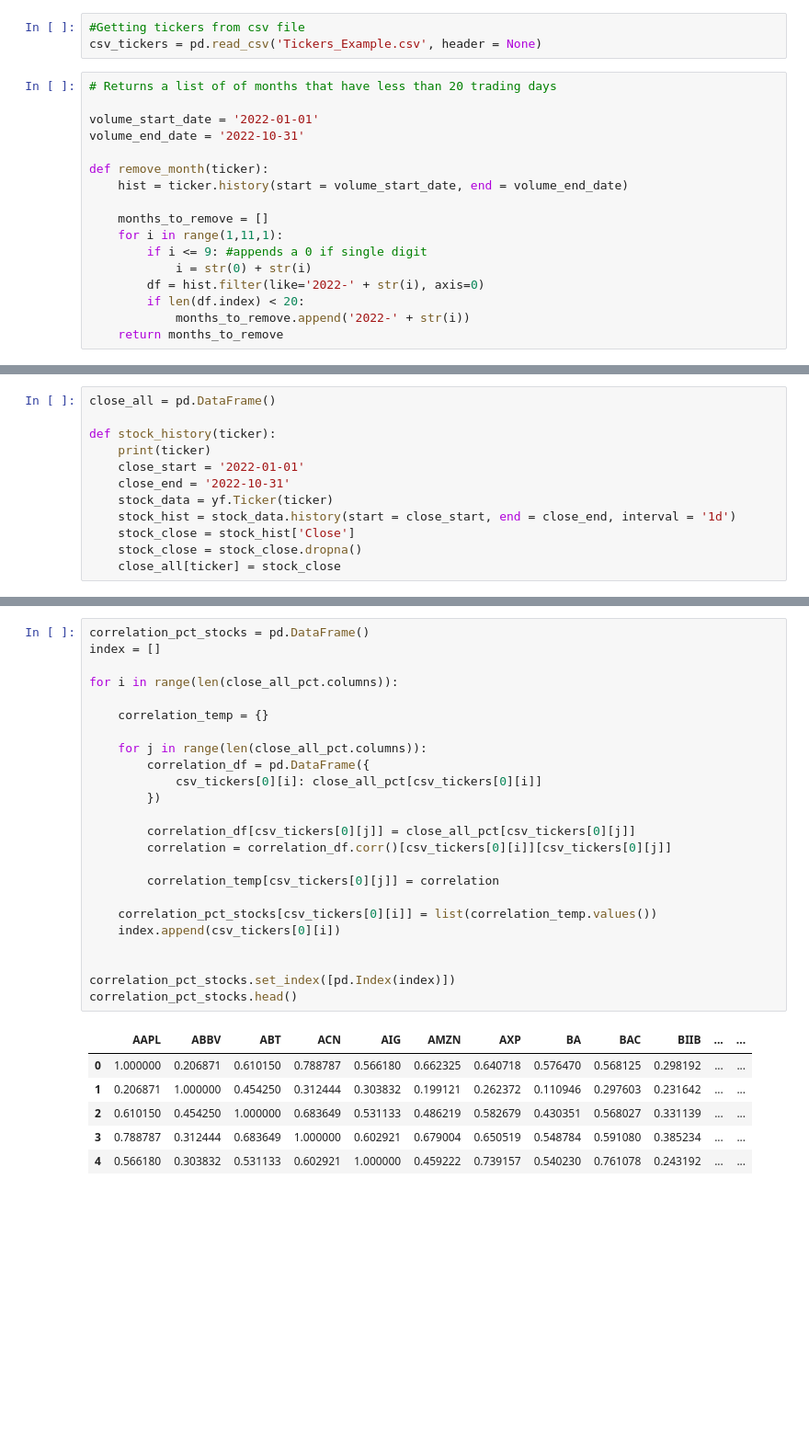
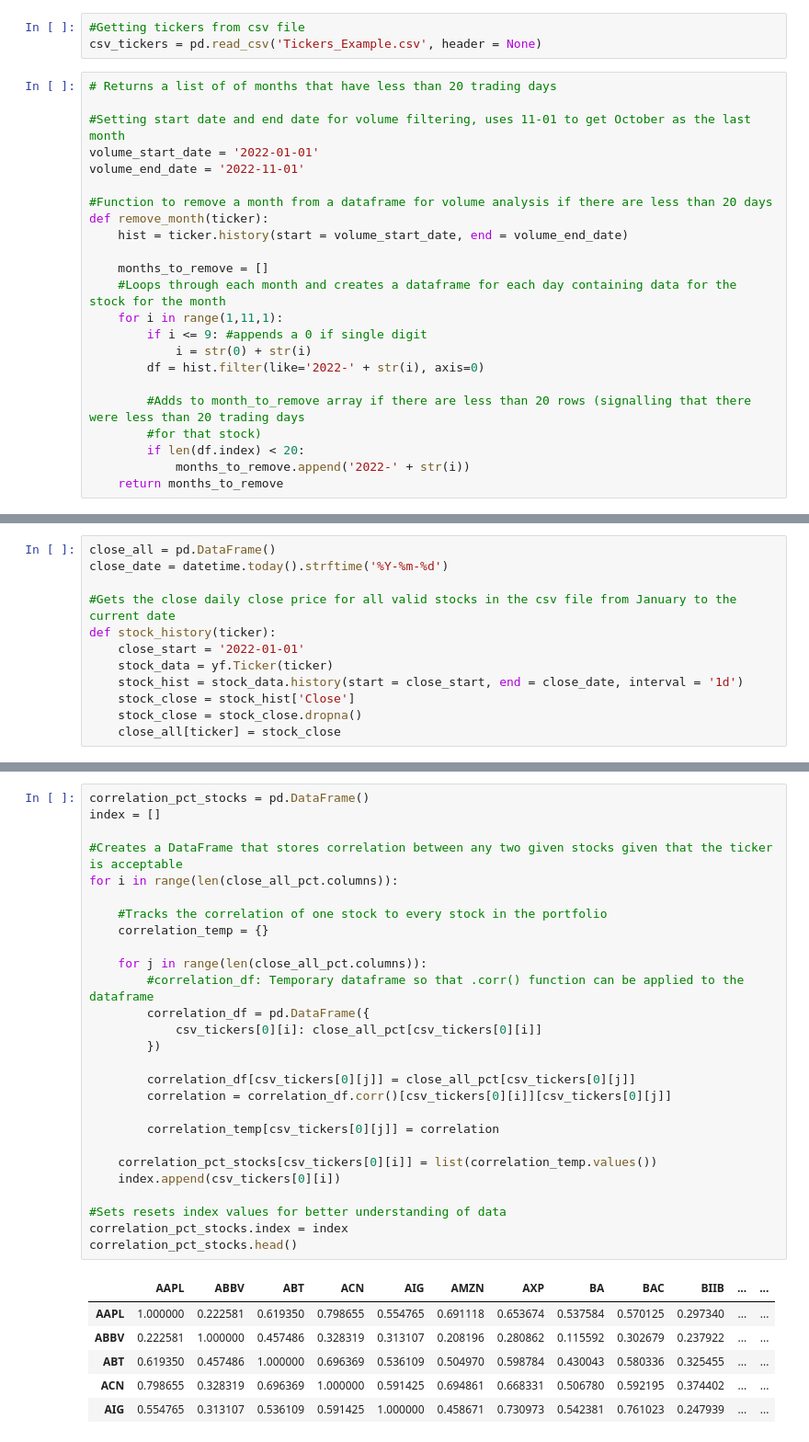
Before and after one commit to richardsha19/portfolio-manager, a Jupyter notebook: Main.ipynb, the cells around one changed output, grey strips where cells are left out. Shown at 92% size. Cells and saved outputs as stored; diff of their text form; blank space fills up the shorter version.

Commit message:
Fixed Minor Issues, Made Date Dynamic

```diff
--- a/Main.ipynb
+++ b/Main.ipynb
@@ -23,17 +23,23 @@ csv_tickers = pd.read_csv('Tickers_Example.csv', header = None)
 # %%
 # Returns a list of of months that have less than 20 trading days
 
+#Setting start date and end date for volume filtering, uses 11-01 to get October as the last month
 volume_start_date = '2022-01-01'
-volume_end_date = '2022-10-31'
+volume_end_date = '2022-11-01'
 
+#Function to remove a month from a dataframe for volume analysis if there are less than 20 days
 def remove_month(ticker):
     hist = ticker.history(start = volume_start_date, end = volume_end_date)
 
     months_to_remove = []
+    #Loops through each month and creates a dataframe for each day containing data for the stock for the month
     for i in range(1,11,1):
         if i <= 9: #appends a 0 if single digit
             i = str(0) + str(i)
         df = hist.filter(like='2022-' + str(i), axis=0)
+
+        #Adds to month_to_remove array if there are less than 20 rows (signalling that there were less than 20 trading days
+        #for that stock)
         if len(df.index) < 20:
             months_to_remove.append('2022-' + str(i))
     return months_to_remove
@@ -99,13 +108,13 @@ csv_tickers.head()
 | 4 | AIG |
 # %%
 close_all = pd.DataFrame()
+close_date = datetime.today().strftime('%Y-%m-%d')
 
+#Gets the close daily close price for all valid stocks in the csv file from January to the current date
 def stock_history(ticker):
-    print(ticker)
     close_start = '2022-01-01'
-    close_end = '2022-10-31'
     stock_data = yf.Ticker(ticker)
-    stock_hist = stock_data.history(start = close_start, end = close_end, interval = '1d')
+    stock_hist = stock_data.history(start = close_start, end = close_date, interval = '1d')
     stock_close = stock_hist['Close']
     stock_close = stock_close.dropna()
     close_all[ticker] = stock_close
@@ -179,33 +171,36 @@ std_lst = sorted(std_lst.items(), key=lambda x:x[1])
 # %%
 correlation_pct_stocks = pd.DataFrame()
 index = []
 
+#Creates a DataFrame that stores correlation between any two given stocks given that the ticker is acceptable
 for i in range(len(close_all_pct.columns)):
 
+    #Tracks the correlation of one stock to every stock in the portfolio
     correlation_temp = {}
 
     for j in range(len(close_all_pct.columns)):
+        #correlation_df: Temporary dataframe so that .corr() function can be applied to the dataframe
         correlation_df = pd.DataFrame({
             csv_tickers[0][i]: close_all_pct[csv_tickers[0][i]]
         })
 
         correlation_df[csv_tickers[0][j]] = close_all_pct[csv_tickers[0][j]]
         correlation = correlation_df.corr()[csv_tickers[0][i]][csv_tickers[0][j]]
 
         correlation_temp[csv_tickers[0][j]] = correlation
 
     correlation_pct_stocks[csv_tickers[0][i]] = list(correlation_temp.values())
     index.append(csv_tickers[0][i])
 
-
-correlation_pct_stocks.set_index([pd.Index(index)])
+#Sets resets index values for better understanding of data
+correlation_pct_stocks.index = index
 correlation_pct_stocks.head()
 # %% [output]
 |  | AAPL | ABBV | ABT | ACN | AIG | AMZN | AXP | BA | BAC | BIIB | ... | ... |
-| 0 | 1.000000 | 0.206871 | 0.610150 | 0.788787 | 0.566180 | 0.662325 | 0.640718 | 0.576470 | 0.568125 | 0.298192 | ... | ... |
-| 1 | 0.206871 | 1.000000 | 0.454250 | 0.312444 | 0.303832 | 0.199121 | 0.262372 | 0.110946 | 0.297603 | 0.231642 | ... | ... |
-| 2 | 0.610150 | 0.454250 | 1.000000 | 0.683649 | 0.531133 | 0.486219 | 0.582679 | 0.430351 | 0.568027 | 0.331139 | ... | ... |
-| 3 | 0.788787 | 0.312444 | 0.683649 | 1.000000 | 0.602921 | 0.679004 | 0.650519 | 0.548784 | 0.591080 | 0.385234 | ... | ... |
-| 4 | 0.566180 | 0.303832 | 0.531133 | 0.602921 | 1.000000 | 0.459222 | 0.739157 | 0.540230 | 0.761078 | 0.243192 | ... | ... |
+| AAPL | 1.000000 | 0.222581 | 0.619350 | 0.798655 | 0.554765 | 0.691118 | 0.653674 | 0.537584 | 0.570125 | 0.297340 | ... | ... |
+| ABBV | 0.222581 | 1.000000 | 0.457486 | 0.328319 | 0.313107 | 0.208196 | 0.280862 | 0.115592 | 0.302679 | 0.237922 | ... | ... |
+| ABT | 0.619350 | 0.457486 | 1.000000 | 0.696369 | 0.536109 | 0.504970 | 0.598784 | 0.430043 | 0.580336 | 0.325455 | ... | ... |
+| ACN | 0.798655 | 0.328319 | 0.696369 | 1.000000 | 0.591425 | 0.694861 | 0.668331 | 0.506780 | 0.592195 | 0.374402 | ... | ... |
+| AIG | 0.554765 | 0.313107 | 0.536109 | 0.591425 | 1.000000 | 0.458671 | 0.730973 | 0.542381 | 0.761023 | 0.247939 | ... | ... |
 5 rows × 55 columns
 # %%
```
Also changed, not shown: parts of 18 cells of this notebook.
